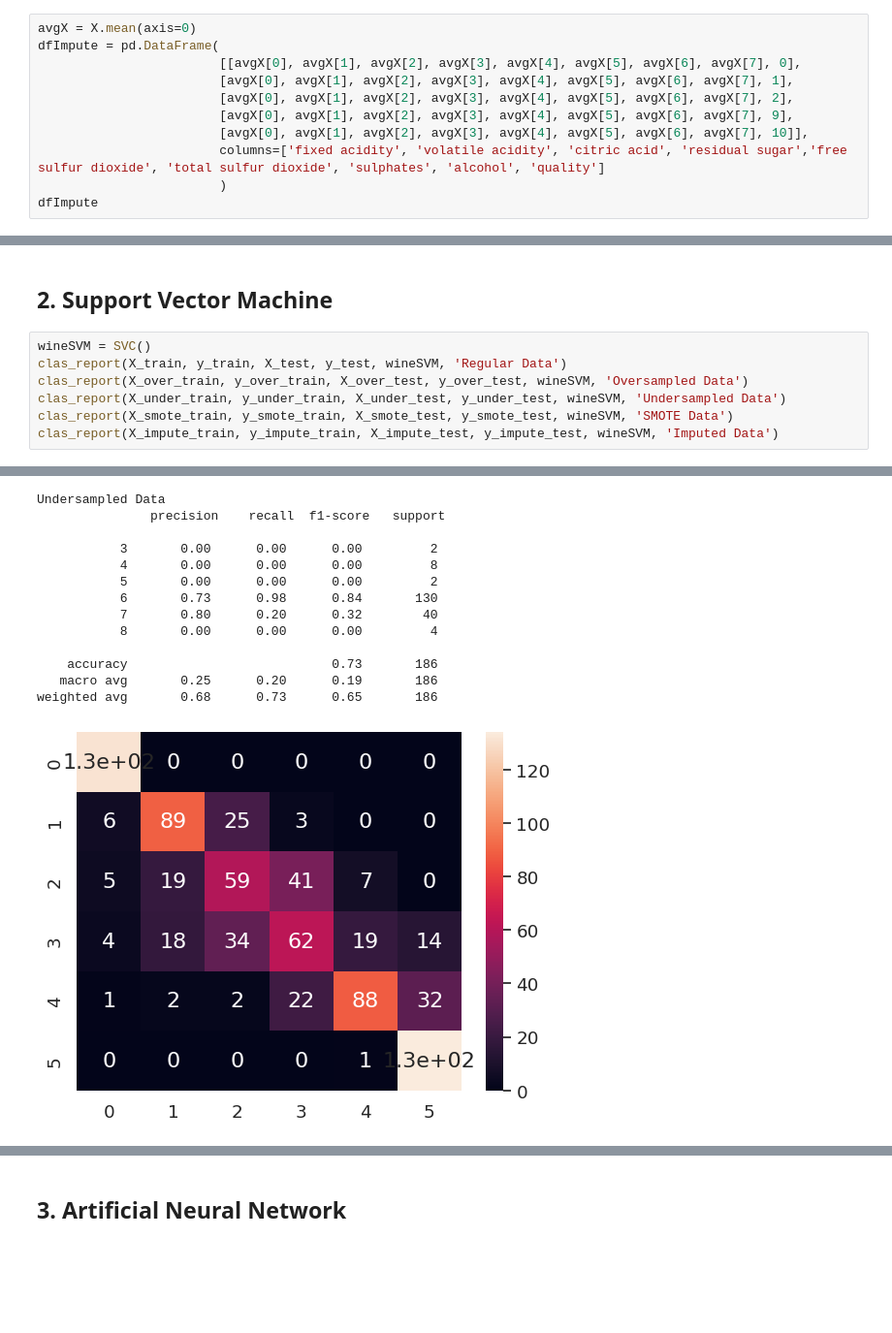
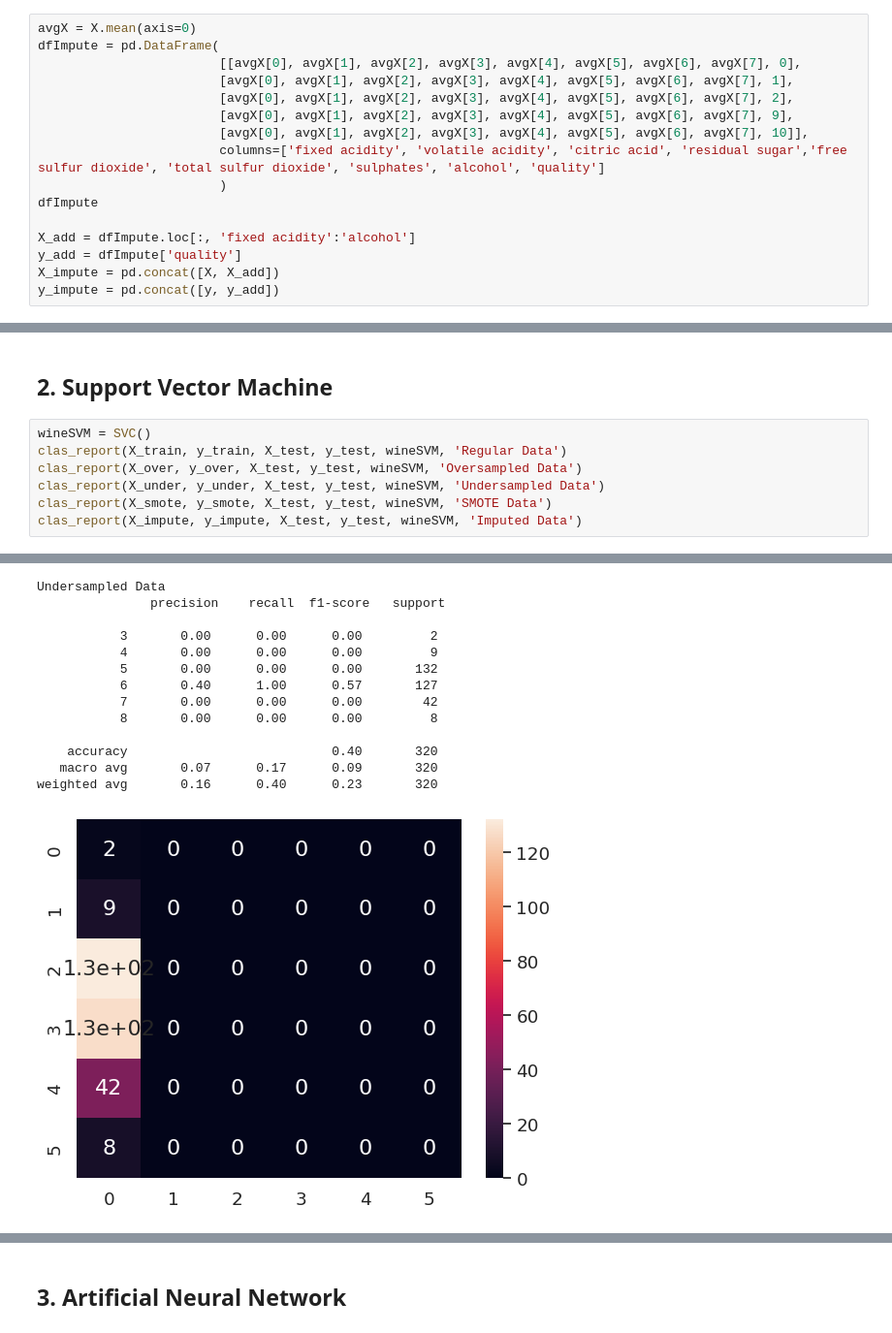
Before and after one commit to bendjko/ESE-417-Final-Project, a Jupyter notebook: FinalProject.ipynb, the cells around one changed output, grey strips where cells are left out. Shown at 97% size. Saved outputs shown, nothing was run; the diff lists cells and outputs as text; blank space fills up the shorter version.

```diff
--- a/FinalProject.ipynb
+++ b/FinalProject.ipynb
@@ -252,3 +252,8 @@ dfImpute = pd.DataFrame(
                         columns=['fixed acidity', 'volatile acidity', 'citric acid', 'residual sugar','free sulfur dioxide', 'total sulfur dioxide', 'sulphates', 'alcohol', 'quality']
                         )
 dfImpute
+
+X_add = dfImpute.loc[:, 'fixed acidity':'alcohol']
+y_add = dfImpute['quality']
+X_impute = pd.concat([X, X_add])
+y_impute = pd.concat([y, y_add])
@@ -402,10 +363,10 @@ weighted avg       0.16      0.41      0.23       325
 # %%
 wineSVM = SVC()
 clas_report(X_train, y_train, X_test, y_test, wineSVM, 'Regular Data')
-clas_report(X_over_train, y_over_train, X_over_test, y_over_test, wineSVM, 'Oversampled Data')
-clas_report(X_under_train, y_under_train, X_under_test, y_under_test, wineSVM, 'Undersampled Data')
-clas_report(X_smote_train, y_smote_train, X_smote_test, y_smote_test, wineSVM, 'SMOTE Data')
-clas_report(X_impute_train, y_impute_train, X_impute_test, y_impute_test, wineSVM, 'Imputed Data')
+clas_report(X_over, y_over, X_test, y_test, wineSVM, 'Oversampled Data')
+clas_report(X_under, y_under, X_test, y_test, wineSVM, 'Undersampled Data')
+clas_report(X_smote, y_smote, X_test, y_test, wineSVM, 'SMOTE Data')
+clas_report(X_impute, y_impute, X_test, y_test, wineSVM, 'Imputed Data')
 # %% [output]
 [figure]
 Regular Data
@@ -439,17 +400,17 @@ weighted avg       0.72      0.73      0.72       454
 Undersampled Data
                precision    recall  f1-score   support
 
            3       0.00      0.00      0.00         2
-           4       0.00      0.00      0.00         8
-           5       0.00      0.00      0.00         2
-           6       0.73      0.98      0.84       130
-           7       0.80      0.20      0.32        40
-           8       0.00      0.00      0.00         4
+           4       0.00      0.00      0.00         9
+           5       0.00      0.00      0.00       132
+           6       0.40      1.00      0.57       127
+           7       0.00      0.00      0.00        42
+           8       0.00      0.00      0.00         8
 
-    accuracy                           0.73       186
-   macro avg       0.25      0.20      0.19       186
-weighted avg       0.68      0.73      0.65       186
+    accuracy                           0.40       320
+   macro avg       0.07      0.17      0.09       320
+weighted avg       0.16      0.40      0.23       320
-[figure, old version]
+[figure, new version]
 SMOTE Data
                precision    recall  f1-score   support
 
```
Also changed, not shown: parts of 19 cells of this notebook.
